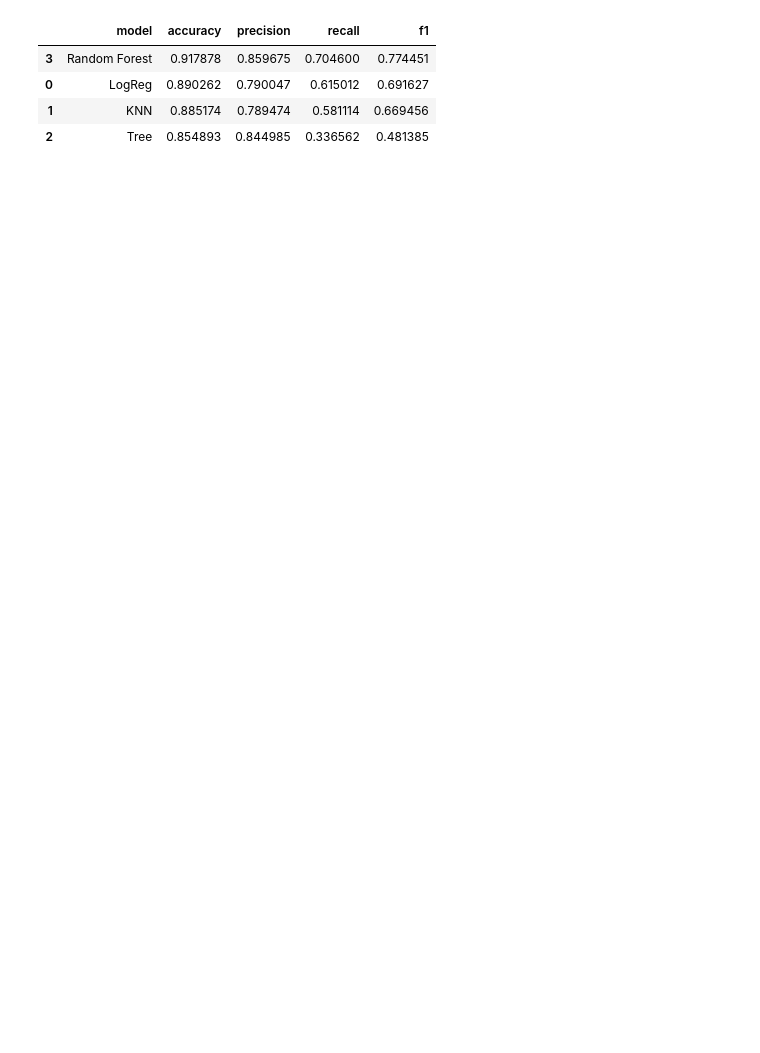
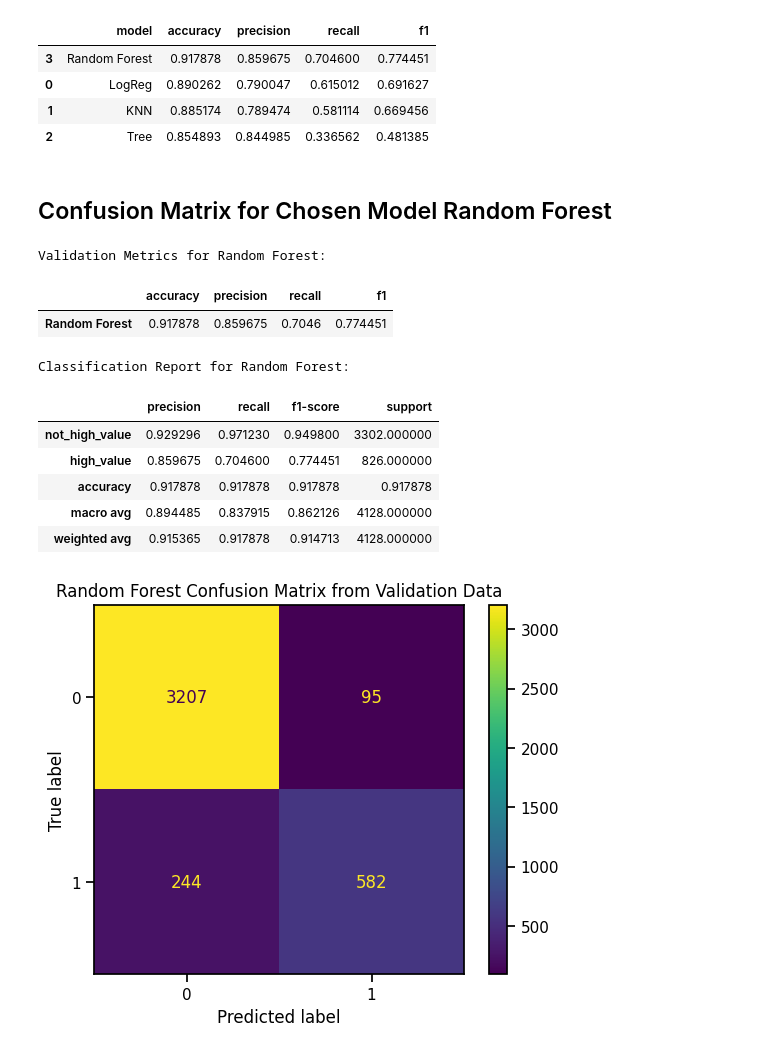
Before and after one commit to MalinMo/California-Housing, a Jupyter notebook: ML_Uppgft1_Malin_Moisander.ipynb, the cells around one changed output. Cells and saved outputs as stored; diff of their text form; code cells hidden in the pictures; blank space fills up the shorter version.

```diff
--- a/ML_Uppgft1_Malin_Moisander.ipynb
+++ b/ML_Uppgft1_Malin_Moisander.ipynb
@@ -327,3 +339,49 @@ results_val
 | 0 | LogReg | 0.890262 | 0.790047 | 0.615012 | 0.691627 |
 | 1 | KNN | 0.885174 | 0.789474 | 0.581114 | 0.669456 |
 | 2 | Tree | 0.854893 | 0.844985 | 0.336562 | 0.481385 |
+# %% [markdown]
+## Confusion Matrix for Chosen Model Random Forest
+# %%
+best_model = models["Random Forest"]
+best_model.fit(X_train, y_train)
+
+y_pred_val = best_model.predict(X_val)
+
+print("Validation Metrics for Random Forest:")
+model_metrics_val = evaluate_classification(y_val, y_pred_val)
+
+model_metrics_df = (
+    pd.DataFrame(model_metrics_val, index=["Random Forest (val)"])
+    .round(6)
+)
+
+display(model_metrics_df)
+
+
+print("Classification Report for Random Forest (val):")
+
+report = classification_report(
+    y_val,
+    y_pred_val,
+    target_names=target_names,
+    output_dict=True
+)
+
+report_df = pd.DataFrame(report).T.round(6)
+display(report_df)
+
+ConfusionMatrixDisplay.from_predictions(y_val, y_pred_val)
+plt.title("Random Forest Confusion Matrix from Validation Data")
+plt.show()
+# %% [output]
+Validation Metrics for Random Forest:
+|  | accuracy | precision | recall | f1 |
+| Random Forest | 0.917878 | 0.859675 | 0.7046 | 0.774451 |
+Classification Report for Random Forest:
+|  | precision | recall | f1-score | support |
+| not_high_value | 0.929296 | 0.971230 | 0.949800 | 3302.000000 |
+| high_value | 0.859675 | 0.704600 | 0.774451 | 826.000000 |
+| accuracy | 0.917878 | 0.917878 | 0.917878 | 0.917878 |
+| macro avg | 0.894485 | 0.837915 | 0.862126 | 4128.000000 |
+| weighted avg | 0.915365 | 0.917878 | 0.914713 | 4128.000000 |
+[figure, added]
```
Also changed, not shown: parts of 18 cells of this notebook, 1 other file.
